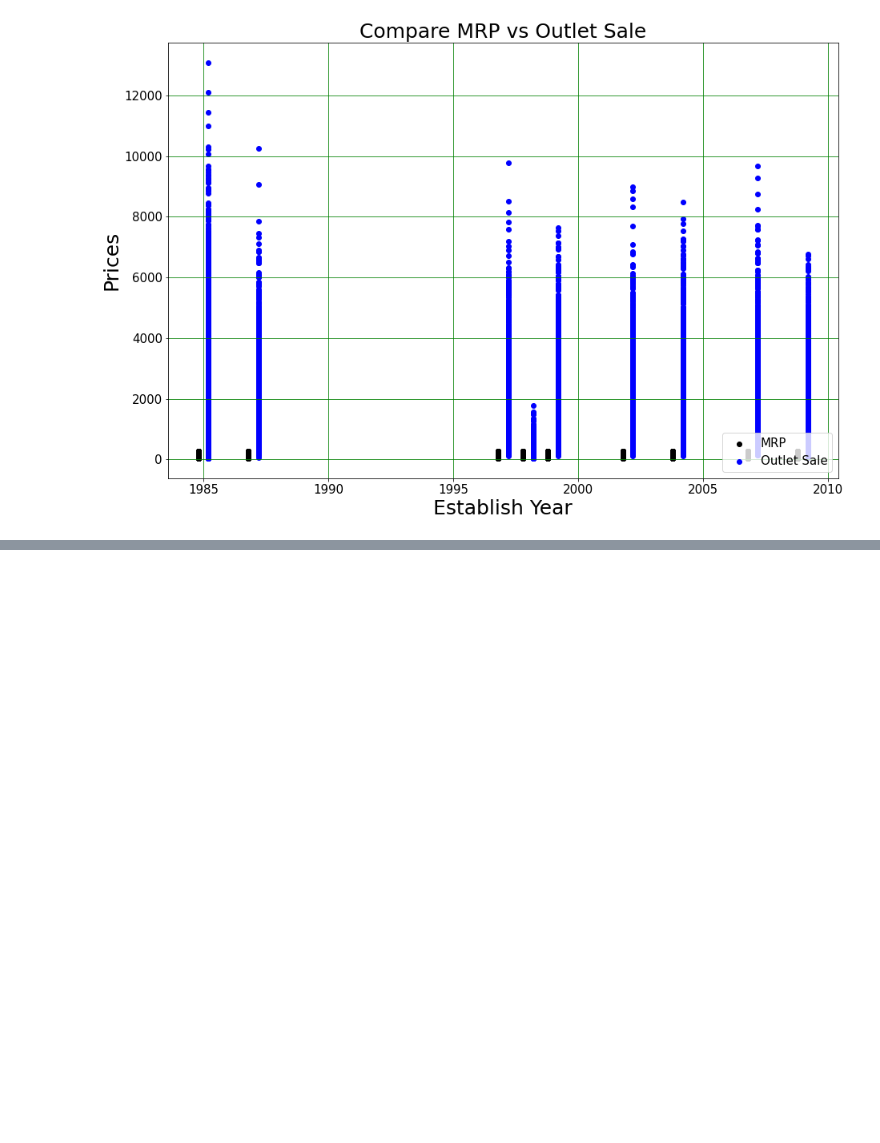
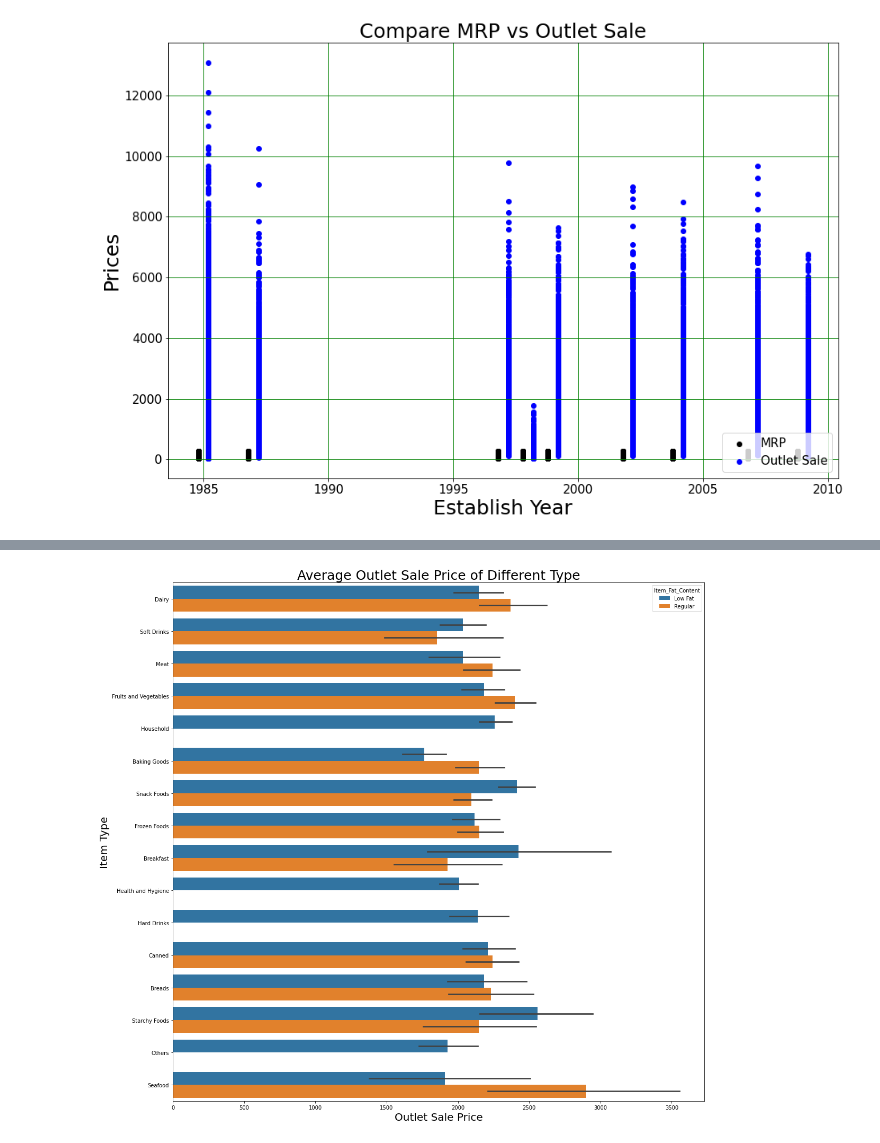
Before and after one commit to Walt1231/Sales_Predictions-, a Jupyter notebook: Sales_Predictions_part4.ipynb, the cells around one changed output, grey strips where cells are left out. Saved outputs shown, nothing was run; the diff lists cells and outputs as text; code cells hidden in the pictures; blank space fills up the shorter version.

```diff
--- a/Sales_Predictions_part4.ipynb
+++ b/Sales_Predictions_part4.ipynb
@@ -203,0 +224,9 @@ plt.show()
+# %%
+plt.figure(figsize=(18,18))
+bar = sns.barplot(x='Item_Outlet_Sales',y='Item_Type', data=df, hue='Item_Fat_Content');
+bar.set_xlabel('Outlet Sale Price',fontsize = 20, );
+bar.set_ylabel('Item Type',fontsize = 20 );
+bar.set_title('Average Outlet Sale Price of Different Type',fontsize = 25)
+plt.show()
+# %% [output]
+[figure, added]
```
Also changed, not shown: parts of 3 cells of this notebook.
